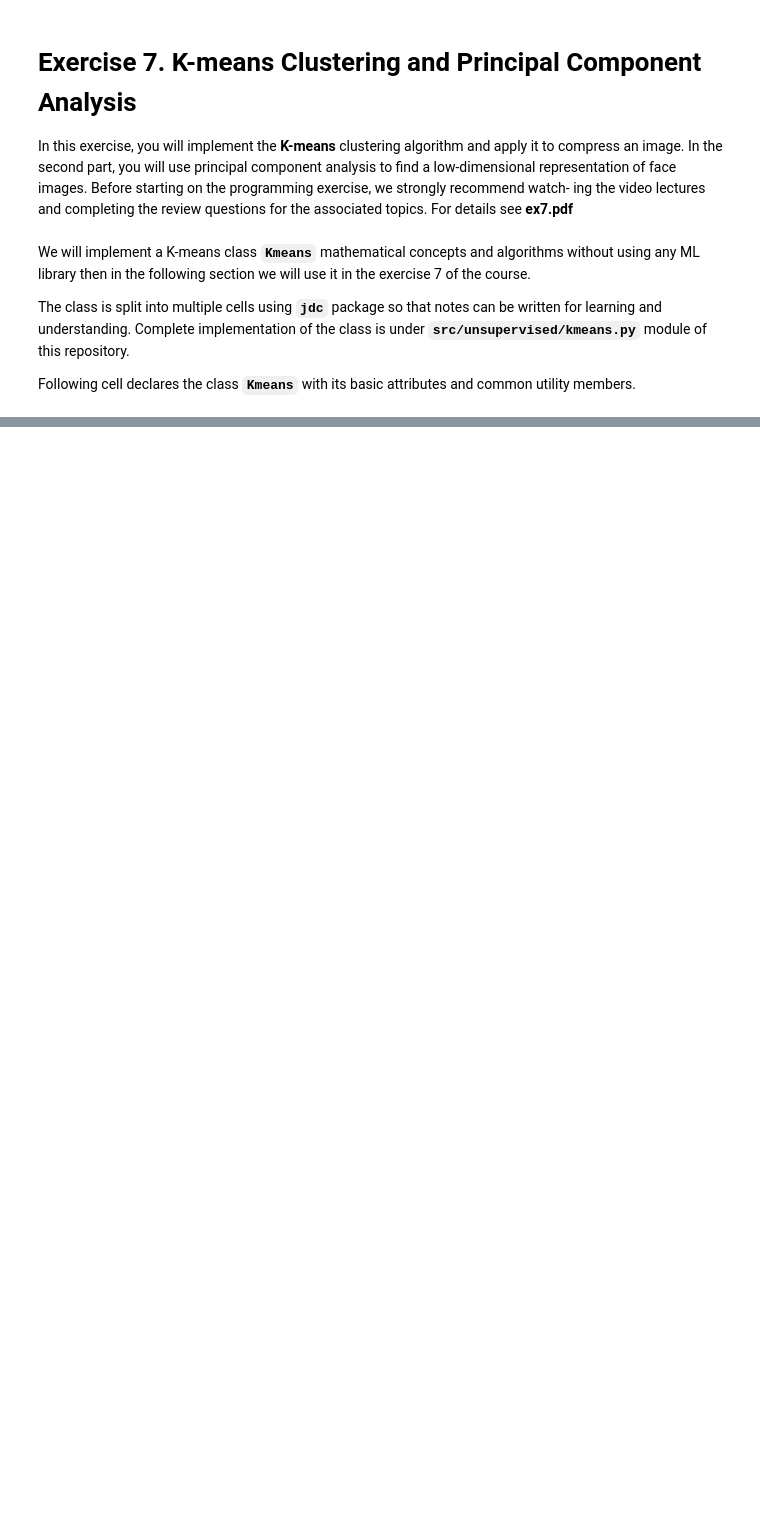
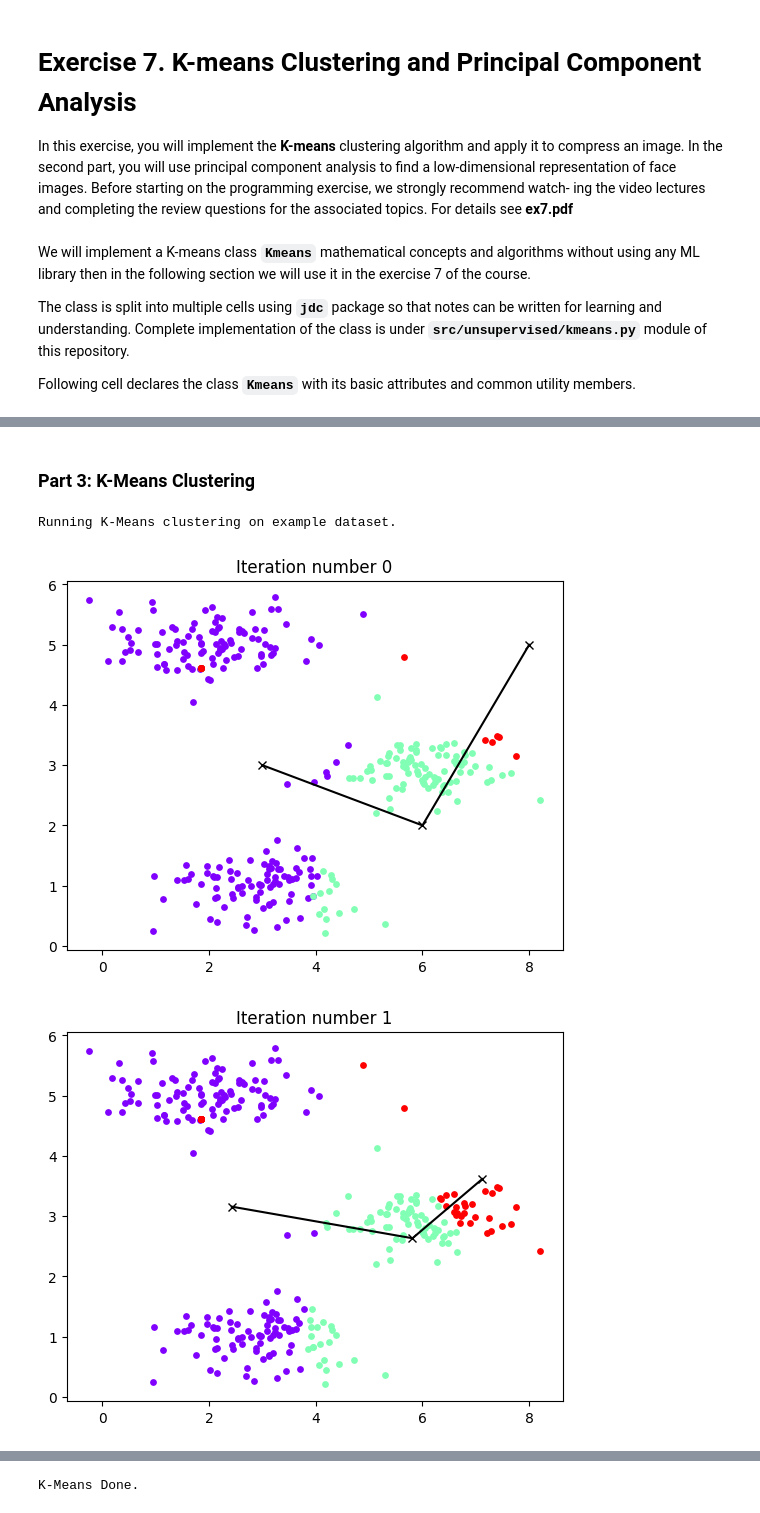
Before and after one commit to farjan/MachineLearning, a Jupyter notebook: ml/Exercise 7 K-means Clustering and Principal Component Analysis.ipynb, the cells around one changed output, grey strips where cells are left out. Cells and saved outputs as stored; diff of their text form; code cells hidden in the pictures; blank space fills up the shorter version.

```diff
--- a/ml/Exercise 7 K-means Clustering and Principal Component Analysis.ipynb
+++ b/ml/Exercise 7 K-means Clustering and Principal Component Analysis.ipynb
@@ -277,0 +293,11 @@ class Kmeans(object):
+# %%
+import warnings
+from IPython.display import display, HTML
+display(HTML("<style>:root { --jp-notebook-max-height: 100% ! important; }</style>"))
+warnings.filterwarnings("ignore")
+
+
+datafname1 = 'data/ex7data1.dat'
+datafname2 = 'data/ex7data2.dat'
+birdimg_fname = 'data/bird_small.png'
+ex7faces = 'data/ex7faces.dat'
@@ -277,0 +308,8 @@ class Kmeans(object):
+# %%
+print('Loading data...')
+X = np.loadtxt(datafname2, delimiter=',')
+
+# Select an initial set of centroids
+K = 3; # 3 Centroids
+initial_centroids = np.array([[3, 3], [6, 2], [8, 5]])
+print(initial_centroids)
@@ -277,0 +321,6 @@ class Kmeans(object):
+# %%
+# Find the closest centroids for the examples using the initial_centroids
+km = Kmeans(X)
+cc = km.closest_centroid(initial_centroids)
+print('The closest centroids should be 0, 2, 1 respectively.')
+print('Closest centroids for the first 3 examples. {}, test passed.'.format(cc[:3,0]))
@@ -277,0 +350,12 @@ class Kmeans(object):
+# %% [markdown]
+### Part 3: K-Means Clustering
+# %%
+print('Running K-Means clustering on example dataset.')
+K = 3;
+iter = 10;
+km.kmeans_showprogress(initial_centroids, iter, True)
+print('K-Means Done.')
+# %% [output]
+Running K-Means clustering on example dataset.
+[figure, added]
+[figure, added]
@@ -277,0 +370 @@ class Kmeans(object):
+K-Means Done.
```
Also changed, not shown: parts of 37 cells of this notebook, 1 other file.
